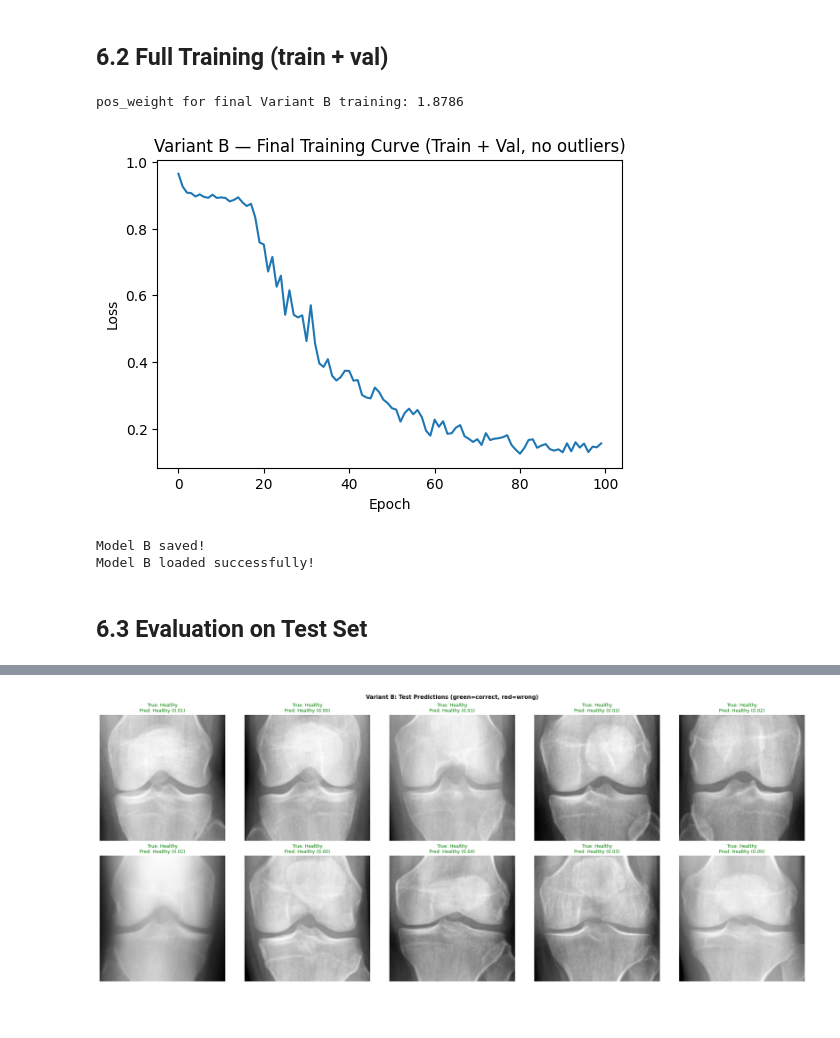
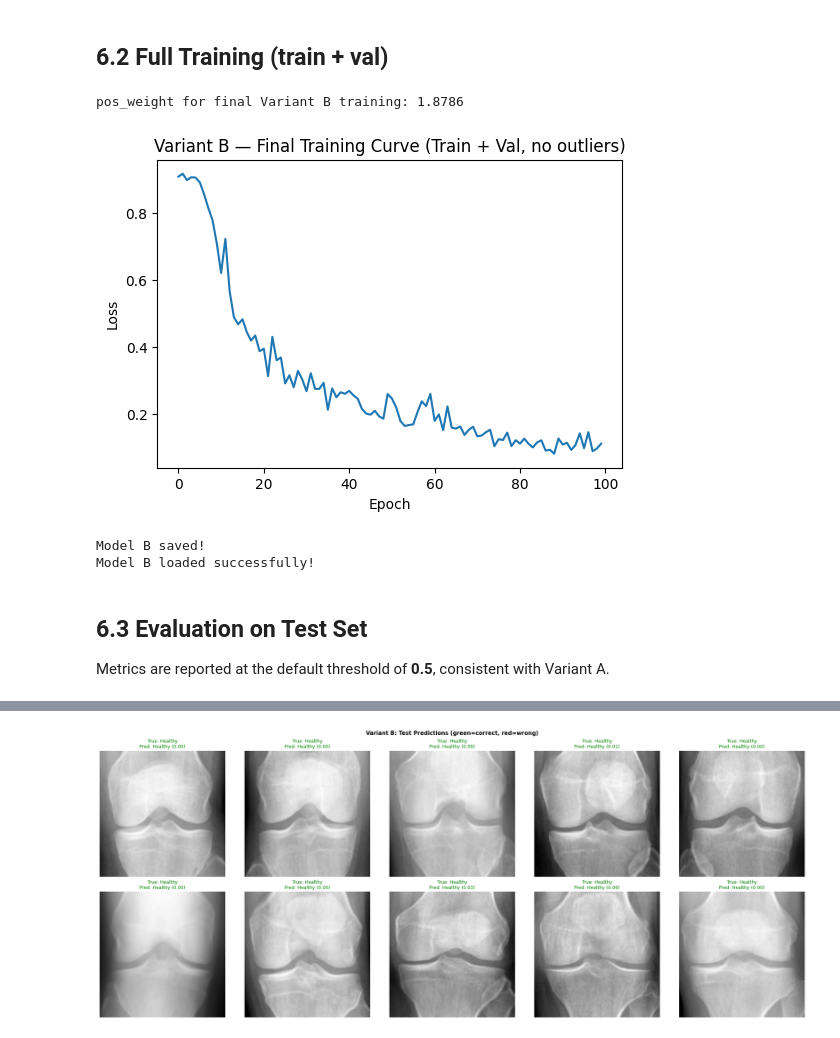
Before and after one commit to cornelka/ugentAI_kneeOA, a Jupyter notebook: notebooks/2_basemodel/baseline.ipynb, the cells around one changed output, grey strips where cells are left out. Drawn from its saved outputs; the diff is of its cells as text; code cells hidden in the pictures.

Commit message:
learning rate decay fixed with fixed minimum

```diff
--- a/notebooks/2_basemodel/baseline.ipynb
+++ b/notebooks/2_basemodel/baseline.ipynb
@@ -333,7 +322,7 @@ def train_model(model, train_loader, val_loader, criteria, optimizer, num_epochs
         history["val_f1"].append(val_f1)
 
         if scheduler is not None:
-            scheduler.step(val_loss)
+            scheduler.step()
 
         if (epoch + 1) % 5 == 0:
             print(
@@ -519,0 +505,30 @@ Epoch 55/100 | Train Loss: 0.1601, Acc: 0.9560, Recall: 0.9640, F1: 0.9359 | Val
+# %%
+# Hyperparameter grid & val_loss heatmap
+lrs      = sorted(set(r["lr"]      for r in results_A))
+dropouts = sorted(set(r["dropout"] for r in results_A))
+
+loss_grid = np.array([
+    [next(r["val_loss"] for r in results_A if r["lr"] == lr and r["dropout"] == d)
+     for d in dropouts]
+    for lr in lrs
+])
+
+fig, ax = plt.subplots(figsize=(5, 3.5))
+im = ax.imshow(loss_grid, cmap="YlOrRd_r", aspect="auto")
+plt.colorbar(im, ax=ax, label="Val Loss")
+ax.set_xticks(range(len(dropouts))); ax.set_xticklabels(dropouts)
+ax.set_yticks(range(len(lrs)));      ax.set_yticklabels(lrs)
+ax.set_xlabel("Dropout"); ax.set_ylabel("Learning Rate")
+ax.set_title("HP Grid Search — Val Loss (lower = better)")
+
+for i, lr in enumerate(lrs):
+    for j, d in enumerate(dropouts):
+        ax.text(j, i, f"{loss_grid[i, j]:.4f}", ha="center", va="center", fontsize=9)
+        if best_config_A["lr"] == lr and best_config_A["dropout"] == d:
+            ax.add_patch(plt.Rectangle((j - 0.5, i - 0.5), 1, 1,
+                                       fill=False, edgecolor="blue", lw=3))
+
+plt.tight_layout()
+plt.show()
+print(f"Selected: lr={best_config_A['lr']}, dropout={best_config_A['dropout']}  "
+      f"(val_loss={best_val_loss_A:.4f})")
@@ -537,7 +555,10 @@ print(f"pos_weight for final Variant A training: {pos_weight_A.item():.4f}")
 final_model_A = BaselineCNN(dropout_rate=best_config_A["dropout"]).to(device)
 criterion = nn.BCEWithLogitsLoss(pos_weight=pos_weight_A)
 optimizer = optim.Adam(final_model_A.parameters(), lr=best_config_A["lr"])
-scheduler = torch.optim.lr_scheduler.CosineAnnealingLR(optimizer, T_max=100)
+
+warmup = LinearLR(optimizer, start_factor=0.01, end_factor=1.0, total_iters=5)
+cosine = CosineAnnealingLR(optimizer, T_max=95, eta_min=1e-6)
+scheduler = SequentialLR(optimizer, schedulers=[warmup, cosine], milestones=[5])
 
 final_model_A.train()
 train_losses_A = []
@@ -639,7 +660,10 @@ print(f"pos_weight for final Variant B training: {pos_weight_B.item():.4f}")
 final_model_B = BaselineCNN(dropout_rate=best_config_B["dropout"]).to(device)
 criterion = nn.BCEWithLogitsLoss(pos_weight=pos_weight_B)
 optimizer = optim.Adam(final_model_B.parameters(), lr=best_config_B["lr"])
-scheduler = torch.optim.lr_scheduler.CosineAnnealingLR(optimizer, T_max=100)
+
+warmup = LinearLR(optimizer, start_factor=0.01, end_factor=1.0, total_iters=5)
+cosine = CosineAnnealingLR(optimizer, T_max=95, eta_min=1e-6)
+scheduler = SequentialLR(optimizer, schedulers=[warmup, cosine], milestones=[5])
 
 final_model_B.train()
 train_losses_B = []
@@ -651,38 +675,40 @@ for epoch in range(100):
         labels = labels.float().to(device)
 
         optimizer.zero_grad()
         outputs = final_model_B(images).squeeze(1)
         loss = criterion(outputs, labels)
         loss.backward()
         optimizer.step()
         running_loss += loss.item() * images.size(0)
 
     epoch_loss = running_loss / len(full_train_loader_B.dataset)
     train_losses_B.append(epoch_loss)
     scheduler.step()
 
 plt.figure(figsize=(6, 4))
 plt.plot(train_losses_B)
 plt.xlabel("Epoch")
 plt.ylabel("Loss")
 plt.title("Variant B — Final Training Curve (Train + Val, no outliers)")
 plt.show()
 
 # Save and reload
 torch.save(final_model_B.state_dict(), "baseline_model_B.pth")
 print("Model B saved!")
 
 loaded_model_B = BaselineCNN(dropout_rate=best_config_B["dropout"]).to(device)
 loaded_model_B.load_state_dict(torch.load("baseline_model_B.pth", map_location=device))
 loaded_model_B.eval()
 print("Model B loaded successfully!")
 # %% [output]
 pos_weight for final Variant B training: 1.8786
-[figure, old version]
+[figure, new version]
 Model B saved!
 Model B loaded successfully!
 # %% [markdown]
 ## 6.3 Evaluation on Test Set
+
+Metrics are reported at the default threshold of **0.5**, consistent with Variant A.
 # %%
 results_B_test = evaluate_model(
     loaded_model_B, test_no_outlier_loader, device,
```
Also changed, not shown: parts of 22 cells of this notebook, 1 other file.
